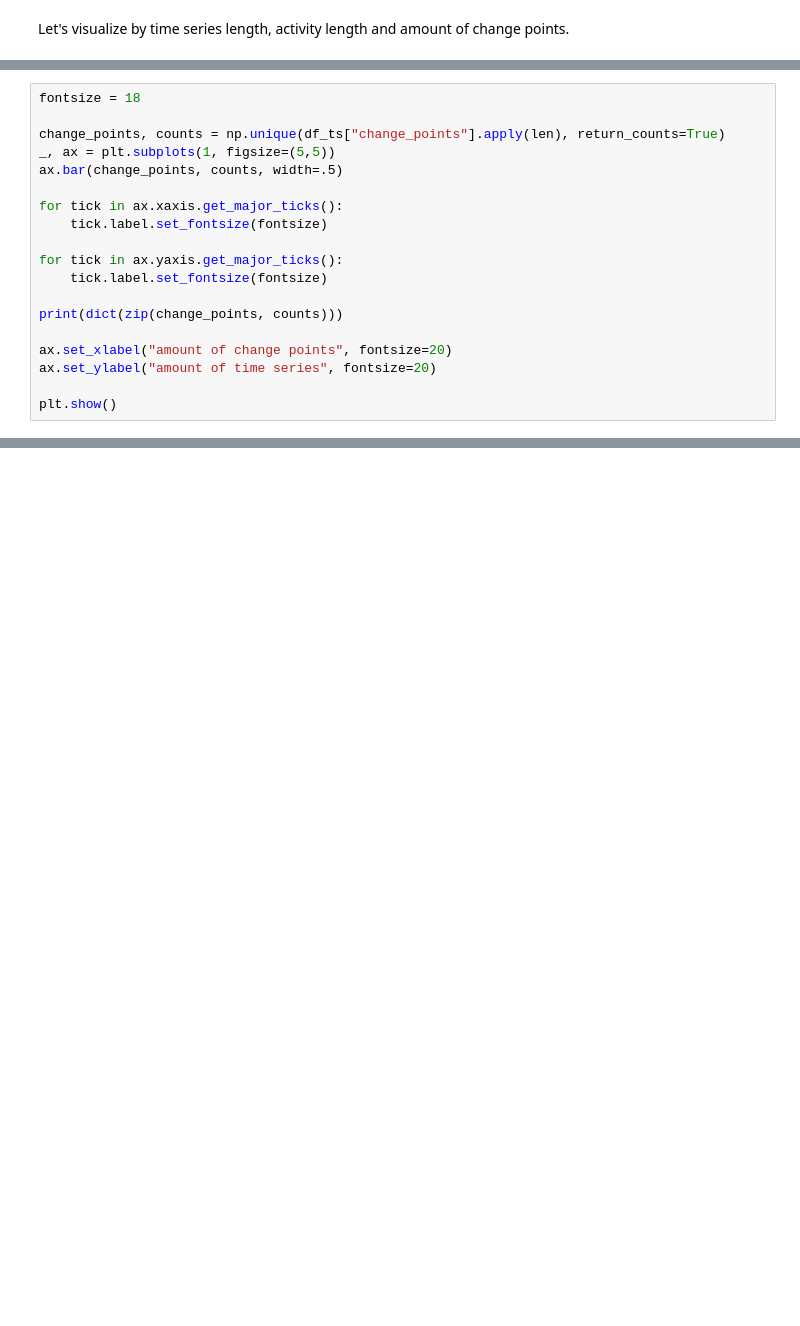
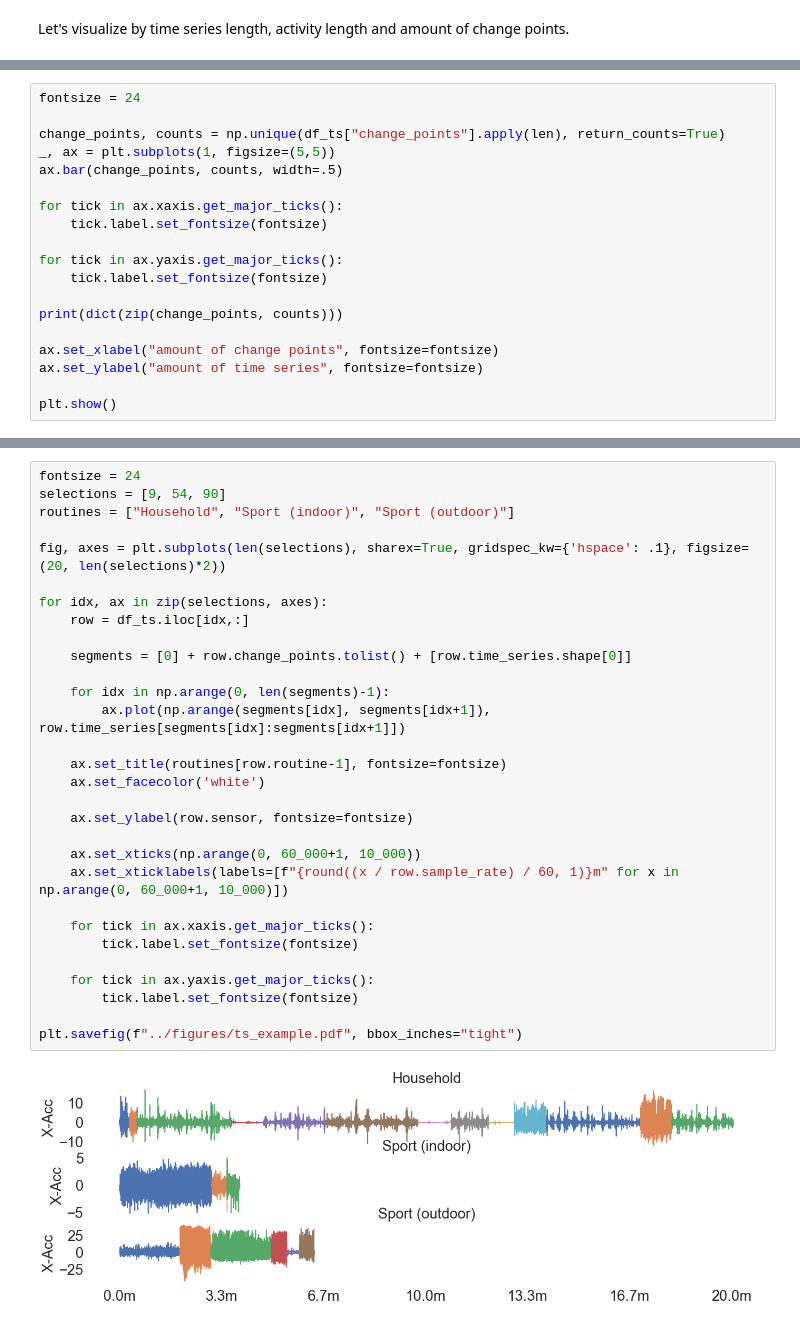
Before and after one commit to ermshaua/mobile-sensing-human-activity-data-set, a Jupyter notebook: notebooks/dataset_exploration.ipynb, the cells around one changed output, grey strips where cells are left out. Drawn from its saved outputs; the diff is of its cells as text; blank space fills up the shorter version.

```diff
--- a/notebooks/dataset_exploration.ipynb
+++ b/notebooks/dataset_exploration.ipynb
@@ -101,5 +125,5 @@ plt.show()
 # %%
-fontsize = 18
+fontsize = 24
 
 change_points, counts = np.unique(df_ts["change_points"].apply(len), return_counts=True)
 _, ax = plt.subplots(1, figsize=(5,5))
@@ -113,8 +137,8 @@ for tick in ax.yaxis.get_major_ticks():
 
 print(dict(zip(change_points, counts)))
 
-ax.set_xlabel("amount of change points", fontsize=20)
-ax.set_ylabel("amount of time series", fontsize=20)
+ax.set_xlabel("amount of change points", fontsize=fontsize)
+ax.set_ylabel("amount of time series", fontsize=fontsize)
 
 plt.show()
 # %% [output]
@@ -122,0 +147,32 @@ plt.show()
+# %%
+fontsize = 24
+selections = [9, 54, 90]
+routines = ["Household", "Sport (indoor)", "Sport (outdoor)"]
+
+fig, axes = plt.subplots(len(selections), sharex=True, gridspec_kw={'hspace': .1}, figsize=(20, len(selections)*2))
+
+for idx, ax in zip(selections, axes):
+    row = df_ts.iloc[idx,:]
+
+    segments = [0] + row.change_points.tolist() + [row.time_series.shape[0]]
+
+    for idx in np.arange(0, len(segments)-1):
+        ax.plot(np.arange(segments[idx], segments[idx+1]), row.time_series[segments[idx]:segments[idx+1]])
+
+    ax.set_title(routines[row.routine-1], fontsize=fontsize)
+    ax.set_facecolor('white')
+
+    ax.set_ylabel(row.sensor, fontsize=fontsize)
+
+    ax.set_xticks(np.arange(0, 60_000+1, 10_000))
+    ax.set_xticklabels(labels=[f"{round((x / row.sample_rate) / 60, 1)}m" for x in np.arange(0, 60_000+1, 10_000)])
+
+    for tick in ax.xaxis.get_major_ticks():
+        tick.label.set_fontsize(fontsize)
+
+    for tick in ax.yaxis.get_major_ticks():
+        tick.label.set_fontsize(fontsize)
+
+plt.savefig(f"../figures/ts_example.pdf", bbox_inches="tight")
+# %% [output]
+[figure, added]
```
Also changed, not shown: parts of 6 cells of this notebook, 36 other files.
